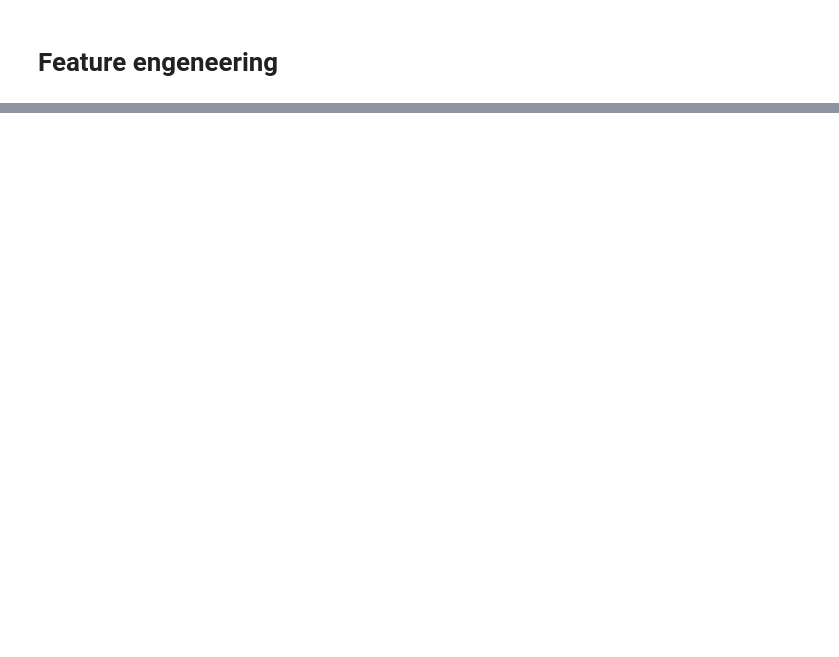
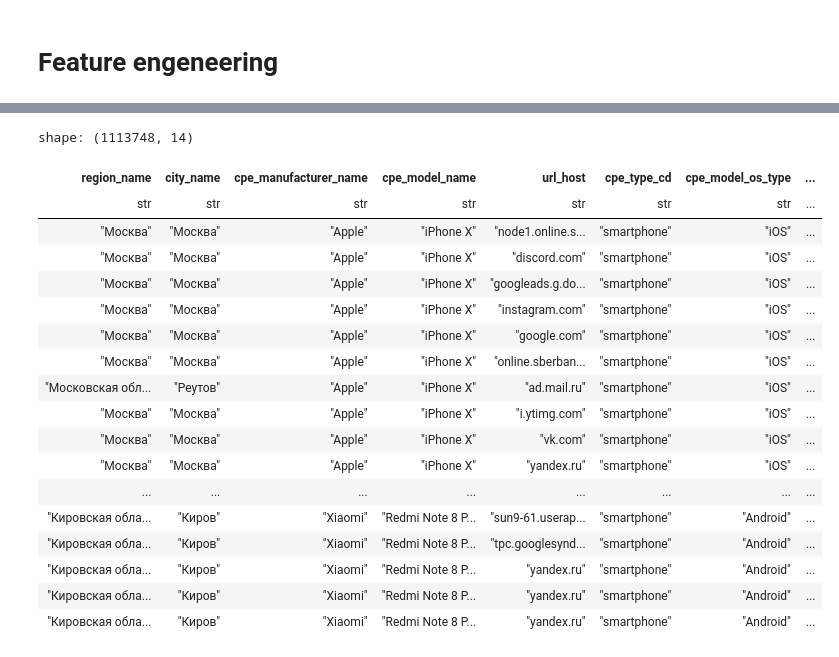
Before and after one commit to shockless/mts-ml-cup, a Jupyter notebook: our_baseline.ipynb, the cells around one changed output, grey strips where cells are left out. Saved outputs shown, nothing was run; the diff lists cells and outputs as text; code cells hidden in the pictures; blank space fills up the shorter version.

```diff
--- a/our_baseline.ipynb
+++ b/our_baseline.ipynb
@@ -114,0 +143,23 @@ shape: (5, 2)
+# %%
+q = df.filter(pl.col("num_cpe") > 1)
+q
+# %% [output]
+shape: (1113748, 14)
+| region_name | city_name | cpe_manufacturer_name | cpe_model_name | url_host | cpe_type_cd | cpe_model_os_type | ... |
+| str | str | str | str | str | str | str | ... |
+| "Москва" | "Москва" | "Apple" | "iPhone X" | "node1.online.s... | "smartphone" | "iOS" | ... |
+| "Москва" | "Москва" | "Apple" | "iPhone X" | "discord.com" | "smartphone" | "iOS" | ... |
+| "Москва" | "Москва" | "Apple" | "iPhone X" | "googleads.g.do... | "smartphone" | "iOS" | ... |
+| "Москва" | "Москва" | "Apple" | "iPhone X" | "instagram.com" | "smartphone" | "iOS" | ... |
+| "Москва" | "Москва" | "Apple" | "iPhone X" | "google.com" | "smartphone" | "iOS" | ... |
+| "Москва" | "Москва" | "Apple" | "iPhone X" | "online.sberban... | "smartphone" | "iOS" | ... |
+| "Московская обл... | "Реутов" | "Apple" | "iPhone X" | "ad.mail.ru" | "smartphone" | "iOS" | ... |
+| "Москва" | "Москва" | "Apple" | "iPhone X" | "i.ytimg.com" | "smartphone" | "iOS" | ... |
+| "Москва" | "Москва" | "Apple" | "iPhone X" | "vk.com" | "smartphone" | "iOS" | ... |
+| "Москва" | "Москва" | "Apple" | "iPhone X" | "yandex.ru" | "smartphone" | "iOS" | ... |
+| ... | ... | ... | ... | ... | ... | ... | ... |
+| "Кировская обла... | "Киров" | "Xiaomi" | "Redmi Note 8 P... | "sun9-61.userap... | "smartphone" | "Android" | ... |
+| "Кировская обла... | "Киров" | "Xiaomi" | "Redmi Note 8 P... | "tpc.googlesynd... | "smartphone" | "Android" | ... |
+| "Кировская обла... | "Киров" | "Xiaomi" | "Redmi Note 8 P... | "yandex.ru" | "smartphone" | "Android" | ... |
+| "Кировская обла... | "Киров" | "Xiaomi" | "Redmi Note 8 P... | "yandex.ru" | "smartphone" | "Android" | ... |
+| "Кировская обла... | "Киров" | "Xiaomi" | "Redmi Note 8 P... | "yandex.ru" | "smartphone" | "Android" | ... |
```
Also changed, not shown: parts of 10 cells of this notebook, 1 other file.
